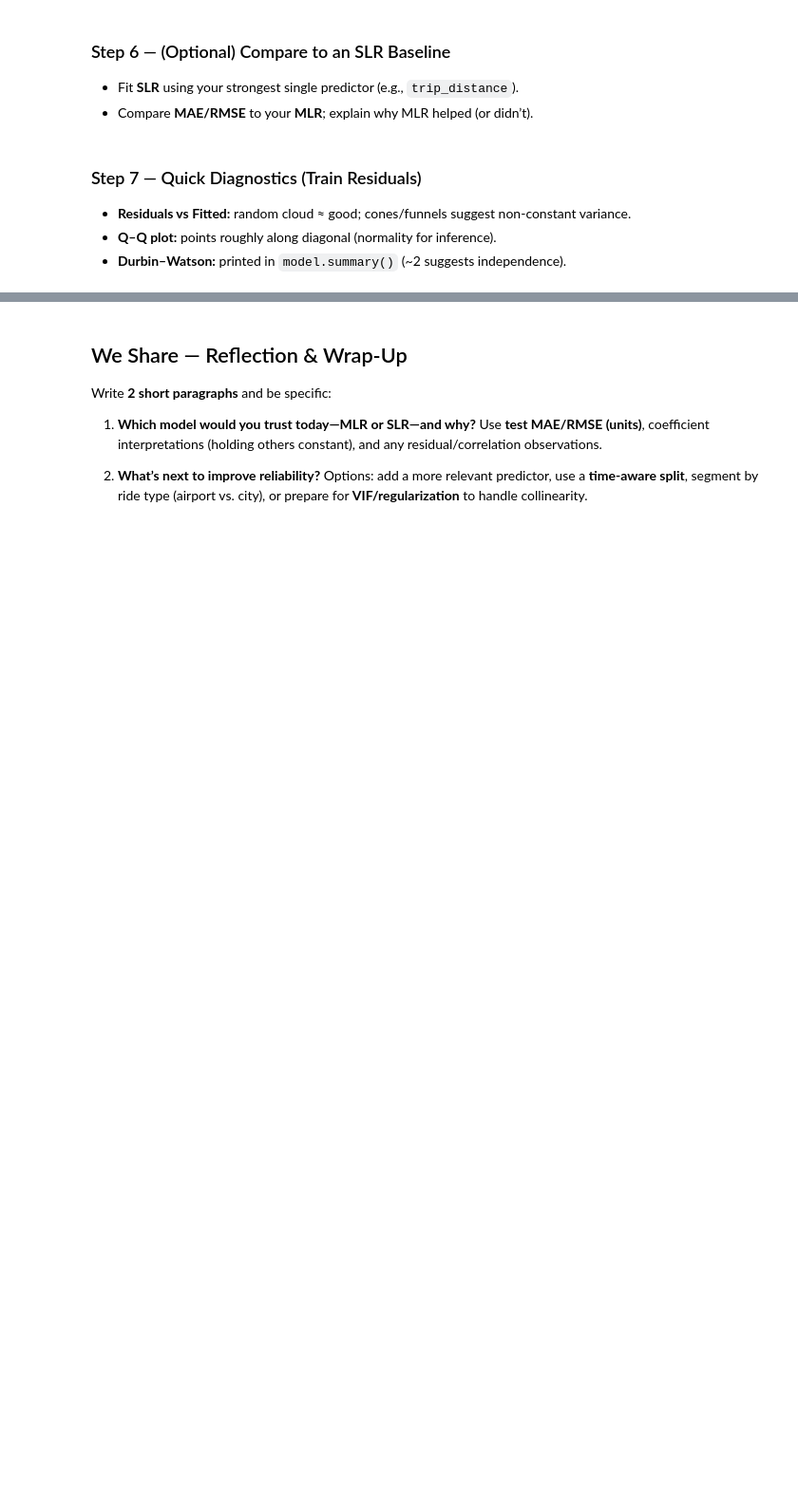
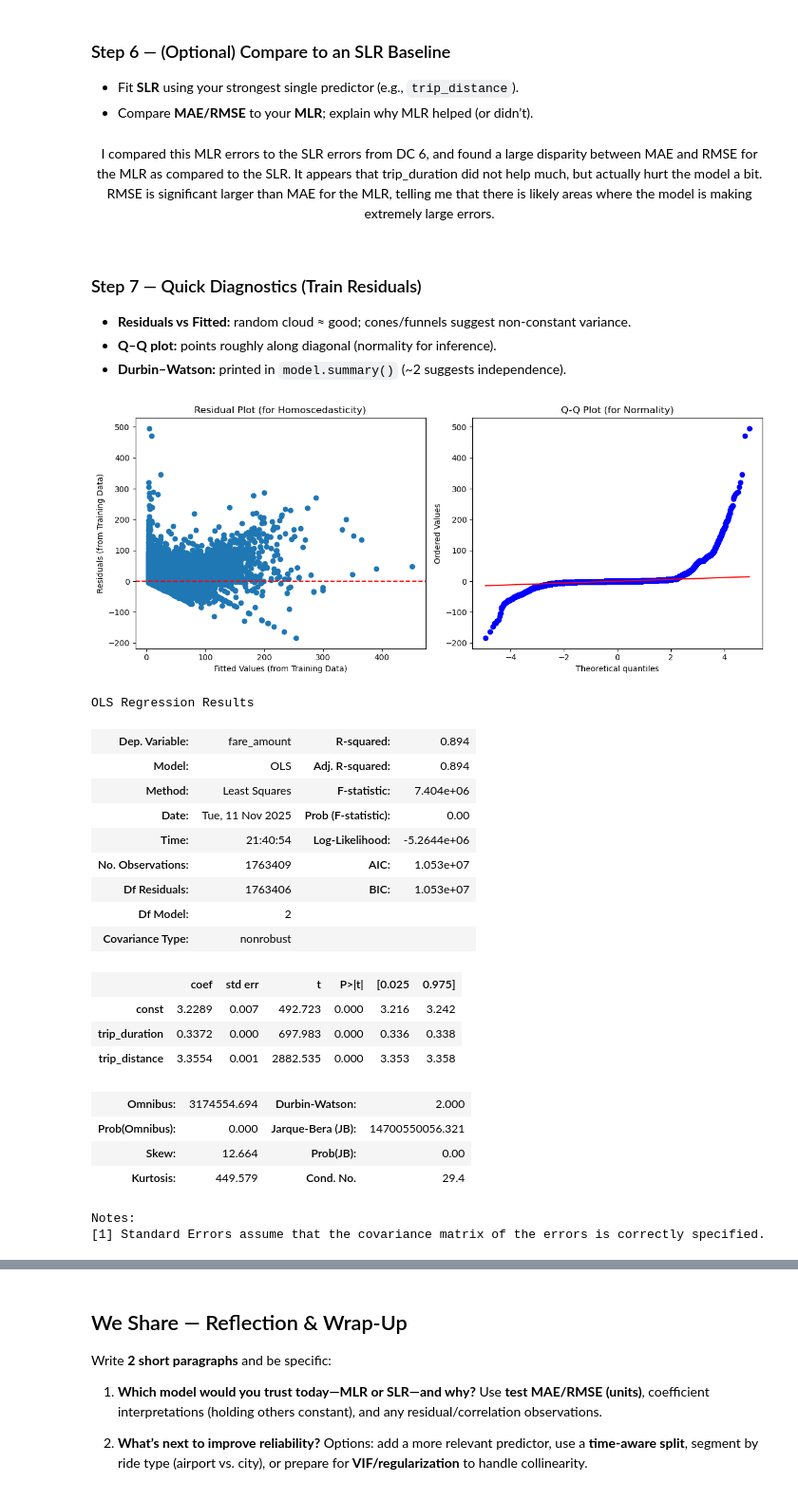
Before and after one commit to ro-the-creator/DA2025_Lectures, a Jupyter notebook: Mod6/CodeAssignments/Mod6L8_CodeAssignment_STUDENT.ipynb, the cells around one changed output, grey strips where cells are left out. Shown at 95% size. Cells and saved outputs as stored; diff of their text form; code cells hidden in the pictures; blank space fills up the shorter version.

```diff
--- a/Mod6/CodeAssignments/Mod6L8_CodeAssignment_STUDENT.ipynb
+++ b/Mod6/CodeAssignments/Mod6L8_CodeAssignment_STUDENT.ipynb
@@ -257,3 +242,9 @@ None
+# %% [markdown]
+<div align='center'>
+
+I compared this MLR errors to the SLR errors from DC 6, and found a large disparity between MAE and RMSE for the MLR as compared to the SLR. It appears that trip_duration did not help much, but actually hurt the model a bit. RMSE is significant larger than MAE for the MLR, telling me that there is likely areas where the model is making extremely large errors.
+
+</div>
 # %% [markdown]
 ### Step 7 — Quick Diagnostics (Train Residuals)
 - **Residuals vs Fitted:** random cloud ≈ good; cones/funnels suggest non‑constant variance.
@@ -263,0 +253,46 @@ None
+# %%
+# --- Check assumptions using the training data model ---
+# Residuals from the model trained on X_train, y_train
+train_residuals = model.resid
+
+# 1. Plot for Homoscedasticity
+plt.figure(figsize=(12, 5))
+plt.subplot(1, 2, 1)
+plt.scatter(model.fittedvalues, train_residuals)
+plt.axhline(0, color='red', linestyle='--')
+plt.title('Residual Plot (for Homoscedasticity)')
+plt.xlabel('Fitted Values (from Training Data)')
+plt.ylabel('Residuals (from Training Data)')
+
+# 2. Q-Q Plot for Normality
+plt.subplot(1, 2, 2)
+stats.probplot(train_residuals, dist="norm", plot=plt)
+plt.title('Q-Q Plot (for Normality)')
+
+plt.tight_layout()
+plt.show()
+
+# 3. Durbin-Watson statistic is in the summary output below
+display(model.summary())
+# %% [output]
+[figure, added]
+OLS Regression Results
+| Dep. Variable: | fare_amount | R-squared: | 0.894 |
+| Model: | OLS | Adj. R-squared: | 0.894 |
+| Method: | Least Squares | F-statistic: | 7.404e+06 |
+| Date: | Tue, 11 Nov 2025 | Prob (F-statistic): | 0.00 |
+| Time: | 21:40:54 | Log-Likelihood: | -5.2644e+06 |
+| No. Observations: | 1763409 | AIC: | 1.053e+07 |
+| Df Residuals: | 1763406 | BIC: | 1.053e+07 |
+| Df Model: | 2 |  |  |
+| Covariance Type: | nonrobust |  |  |
+|  | coef | std err | t | P>|t| | [0.025 | 0.975] |
+| const | 3.2289 | 0.007 | 492.723 | 0.000 | 3.216 | 3.242 |
+| trip_duration | 0.3372 | 0.000 | 697.983 | 0.000 | 0.336 | 0.338 |
+| trip_distance | 3.3554 | 0.001 | 2882.535 | 0.000 | 3.353 | 3.358 |
+| Omnibus: | 3174554.694 | Durbin-Watson: | 2.000 |
+| Prob(Omnibus): | 0.000 | Jarque-Bera (JB): | 14700550056.321 |
+| Skew: | 12.664 | Prob(JB): | 0.00 |
+| Kurtosis: | 449.579 | Cond. No. | 29.4 |
+Notes:
+[1] Standard Errors assume that the covariance matrix of the errors is correctly specified.
```
Also changed, not shown: parts of 12 cells of this notebook, 5 other files.
